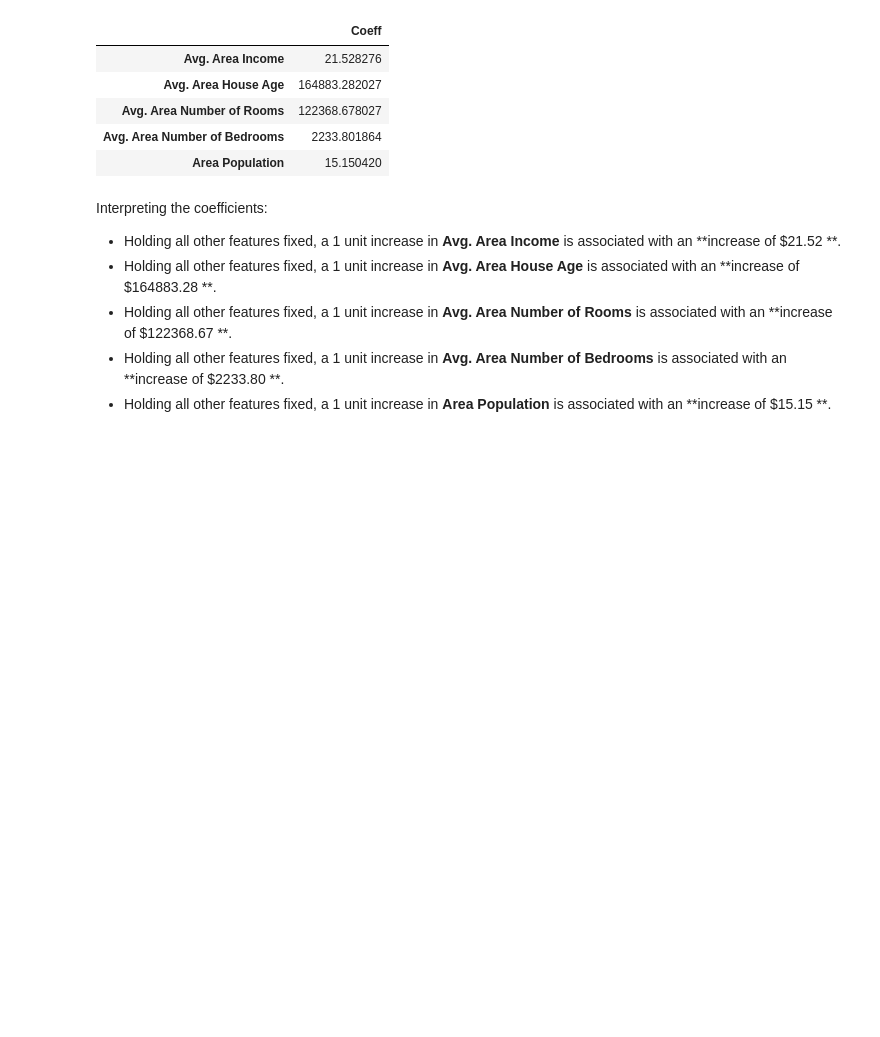
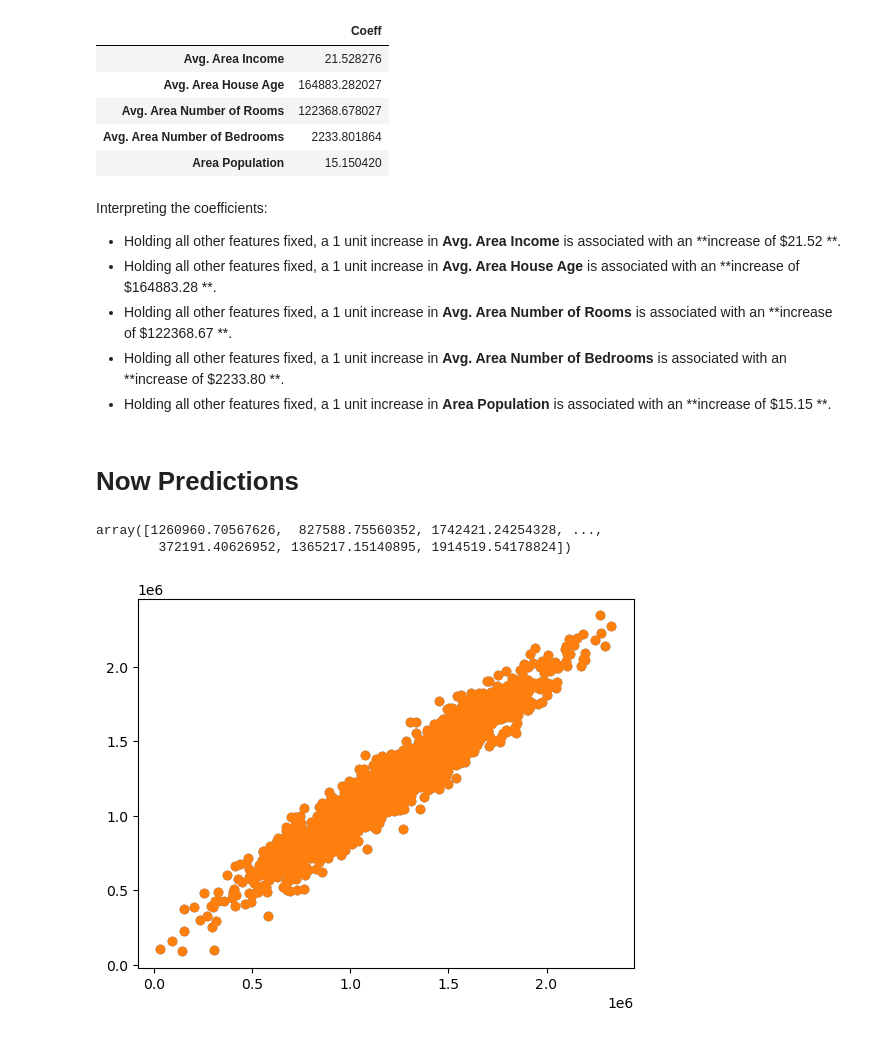
Before and after one commit to himanshudube97/ML-Learnings, a Jupyter notebook: Machine_Learning/Linear_Regresssion/1_Liner_reg.ipynb, the cells around one changed output. Cells and saved outputs as stored; diff of their text form; code cells hidden in the pictures; blank space fills up the shorter version.

Commit message:
Predicted the prices

```diff
--- a/Machine_Learning/Linear_Regresssion/1_Liner_reg.ipynb
+++ b/Machine_Learning/Linear_Regresssion/1_Liner_reg.ipynb
@@ -253,3 +253,17 @@ Interpreting the coefficients:
 - Holding all other features fixed, a 1 unit increase in **Avg. Area Number of Rooms** is associated with an **increase of \$122368.67 **.
 - Holding all other features fixed, a 1 unit increase in **Avg. Area Number of Bedrooms** is associated with an **increase of \$2233.80 **.
 - Holding all other features fixed, a 1 unit increase in **Area Population** is associated with an **increase of \$15.15 **.
+# %% [markdown]
+# Now Predictions
+# %%
+predictions = lm.predict(X_test) ## sending test data
+predictions  ## predictions of the houses
+# %% [output]
+array([1260960.70567626,  827588.75560352, 1742421.24254328, ...,
+        372191.40626952, 1365217.15140895, 1914519.54178824])
+# %%
+## chekcing
+plt.scatter(y_test, predictions)
+plt.show()
+# %% [output]
+[figure, added]
```
Also changed, not shown: parts of 4 cells of this notebook.
